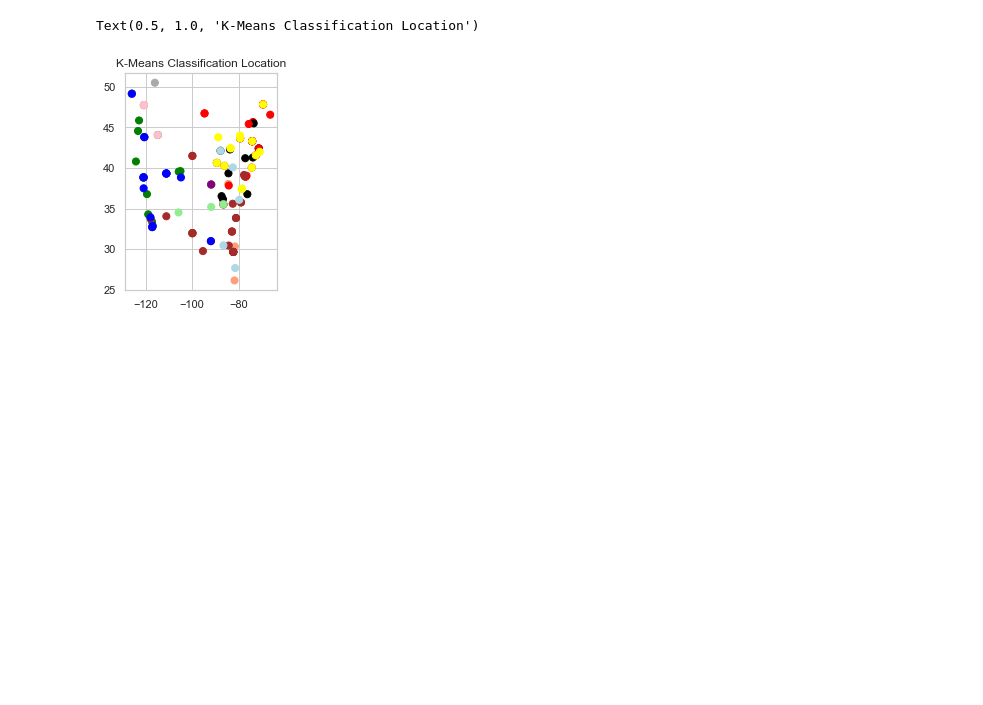
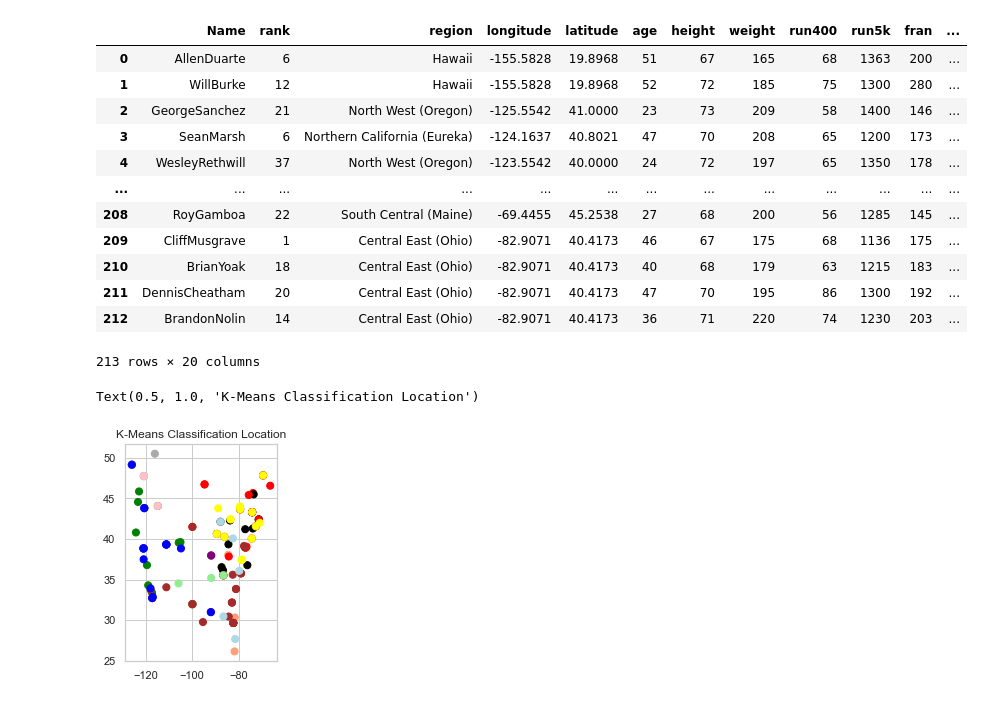
Before and after one commit to allisontao/crossfit-games-analysis, a Jupyter notebook: clustering.ipynb, the cells around one changed output. Saved outputs shown, nothing was run; the diff lists cells and outputs as text; code cells hidden in the pictures; blank space fills up the shorter version.

```diff
--- a/clustering.ipynb
+++ b/clustering.ipynb
@@ -12,10 +12,27 @@ from sklearn.metrics import confusion_matrix, classification_report
 from sklearn.preprocessing import scale
 # %%
 women = pd.read_csv('athletes-women.csv')
-men = pd.read_csv('test2.csv')
+men = pd.read_csv('men-test.csv')
+men_us = pd.read_csv('men-test.csv')
 
 df_women = women[['rank', 'age', 'run5k', 'pullups', 'fran', 'longitude', 'latitude']]
 df_men = men[['rank', 'age', 'run5k', 'pullups', 'fran', 'longitude', 'latitude']]
+men
+df_us_men = men_us[['rank', 'age', 'run5k', 'pullups', 'fran', 'longitude', 'latitude']]
+# %% [output]
+|  | Name | rank | region | longitude | latitude | age | height | weight | run400 | run5k | fran | ... |
+| 0 | AllenDuarte | 6 | Hawaii | -155.5828 | 19.8968 | 51 | 67 | 165 | 68 | 1363 | 200 | ... |
+| 1 | WillBurke | 12 | Hawaii | -155.5828 | 19.8968 | 52 | 72 | 185 | 75 | 1300 | 280 | ... |
+| 2 | GeorgeSanchez | 21 | North West (Oregon) | -125.5542 | 41.0000 | 23 | 73 | 209 | 58 | 1400 | 146 | ... |
+| 3 | SeanMarsh | 6 | Northern California (Eureka) | -124.1637 | 40.8021 | 47 | 70 | 208 | 65 | 1200 | 173 | ... |
+| 4 | WesleyRethwill | 37 | North West (Oregon) | -123.5542 | 40.0000 | 24 | 72 | 197 | 65 | 1350 | 178 | ... |
+| ... | ... | ... | ... | ... | ... | ... | ... | ... | ... | ... | ... | ... |
+| 208 | RoyGamboa | 22 | South Central (Maine) | -69.4455 | 45.2538 | 27 | 68 | 200 | 56 | 1285 | 145 | ... |
+| 209 | CliffMusgrave | 1 | Central East (Ohio) | -82.9071 | 40.4173 | 46 | 67 | 175 | 68 | 1136 | 175 | ... |
+| 210 | BrianYoak | 18 | Central East (Ohio) | -82.9071 | 40.4173 | 40 | 68 | 179 | 63 | 1215 | 183 | ... |
+| 211 | DennisCheatham | 20 | Central East (Ohio) | -82.9071 | 40.4173 | 47 | 70 | 195 | 86 | 1300 | 192 | ... |
+| 212 | BrandonNolin | 14 | Central East (Ohio) | -82.9071 | 40.4173 | 36 | 71 | 220 | 74 | 1230 | 203 | ... |
+213 rows × 20 columns
 # %%
 X_w = scale(df_women)
 X_m = scale(df_men)
```
Also changed, not shown: parts of 1 cell of this notebook, 1 other file.
